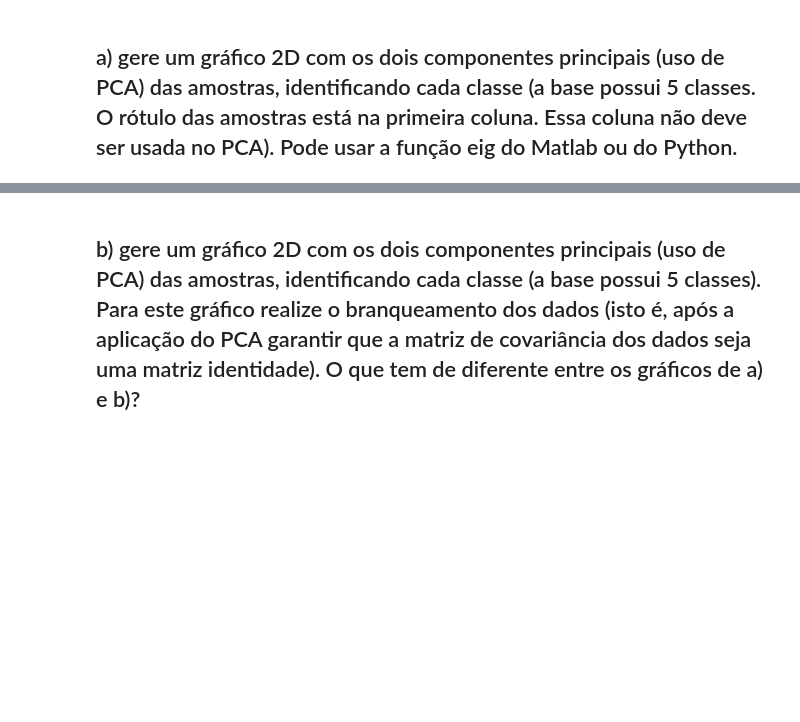
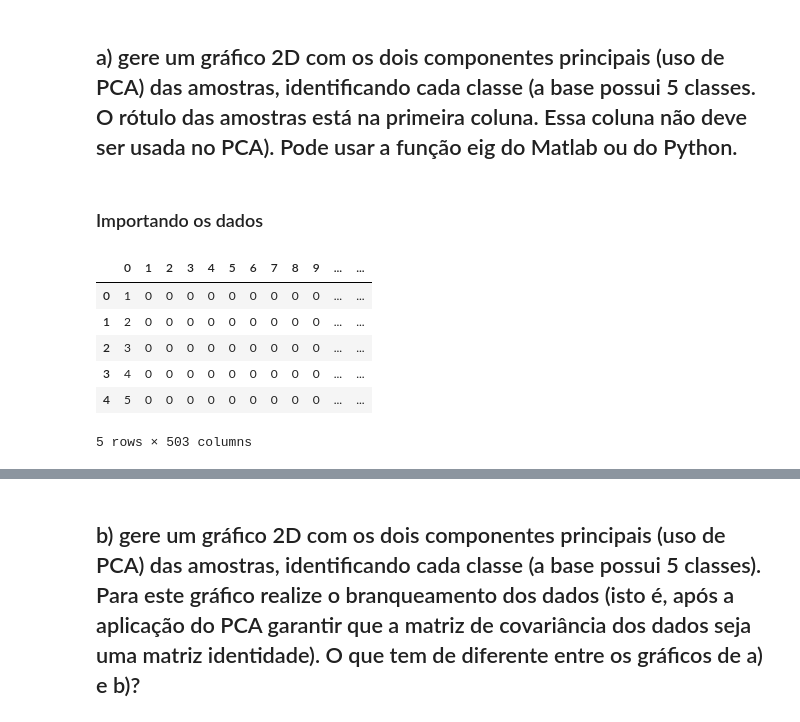
Before and after one commit to Harmonia2Side/machine-learning-laboratory-2023-2, a Jupyter notebook: lista1/lista1_breno_odnan.ipynb, the cells around one changed output, grey strips where cells are left out. Cells and saved outputs as stored; diff of their text form; code cells hidden in the pictures; blank space fills up the shorter version.

```diff
--- a/lista1/lista1_breno_odnan.ipynb
+++ b/lista1/lista1_breno_odnan.ipynb
@@ -346,3 +367,19 @@ Todos os outros valores estão abaixo de 0,065, indicando que eles possuem menor
 # 3) Dada a base de dados CNAE_9_reduzido (em anexo):
 # %% [markdown]
 ## a) gere um gráfico 2D com os dois componentes principais (uso de PCA) das amostras, identificando cada classe (a base possui 5 classes. O rótulo das amostras está na primeira coluna. Essa coluna não deve ser usada no PCA). Pode usar a função eig do Matlab ou do Python.
+# %% [markdown]
+### Importando os dados
+# %%
+## Leitura inicial
+# features = ['buying', 'maint', 'doors', 'persons', 'lug_boot', 'safety', 'class']
+data = pd.read_csv('data/CNAE_9_reduzido.txt', sep=None, header = None)
+
+data.head()
+# %% [output]
+|  | 0 | 1 | 2 | 3 | 4 | 5 | 6 | 7 | 8 | 9 | ... | ... |
+| 0 | 1 | 0 | 0 | 0 | 0 | 0 | 0 | 0 | 0 | 0 | ... | ... |
+| 1 | 2 | 0 | 0 | 0 | 0 | 0 | 0 | 0 | 0 | 0 | ... | ... |
+| 2 | 3 | 0 | 0 | 0 | 0 | 0 | 0 | 0 | 0 | 0 | ... | ... |
+| 3 | 4 | 0 | 0 | 0 | 0 | 0 | 0 | 0 | 0 | 0 | ... | ... |
+| 4 | 5 | 0 | 0 | 0 | 0 | 0 | 0 | 0 | 0 | 0 | ... | ... |
+5 rows × 503 columns
```
Also changed, not shown: parts of 6 cells of this notebook.
